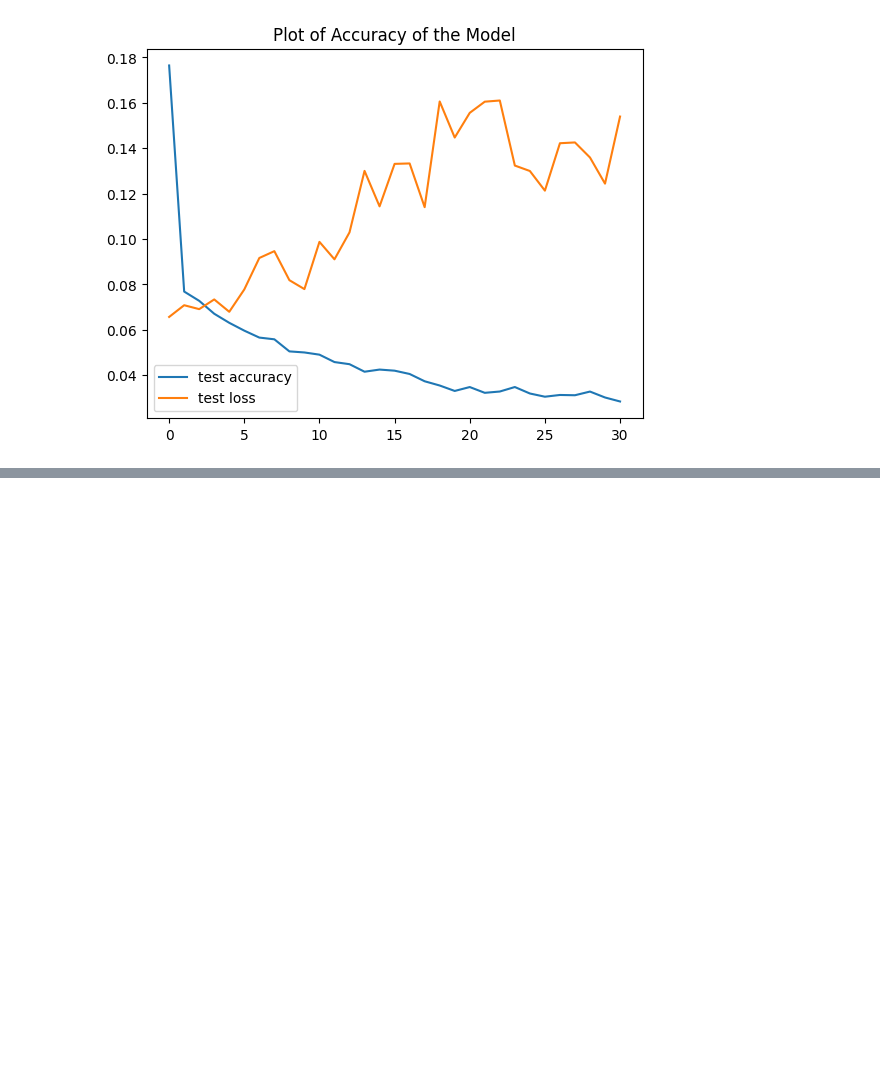
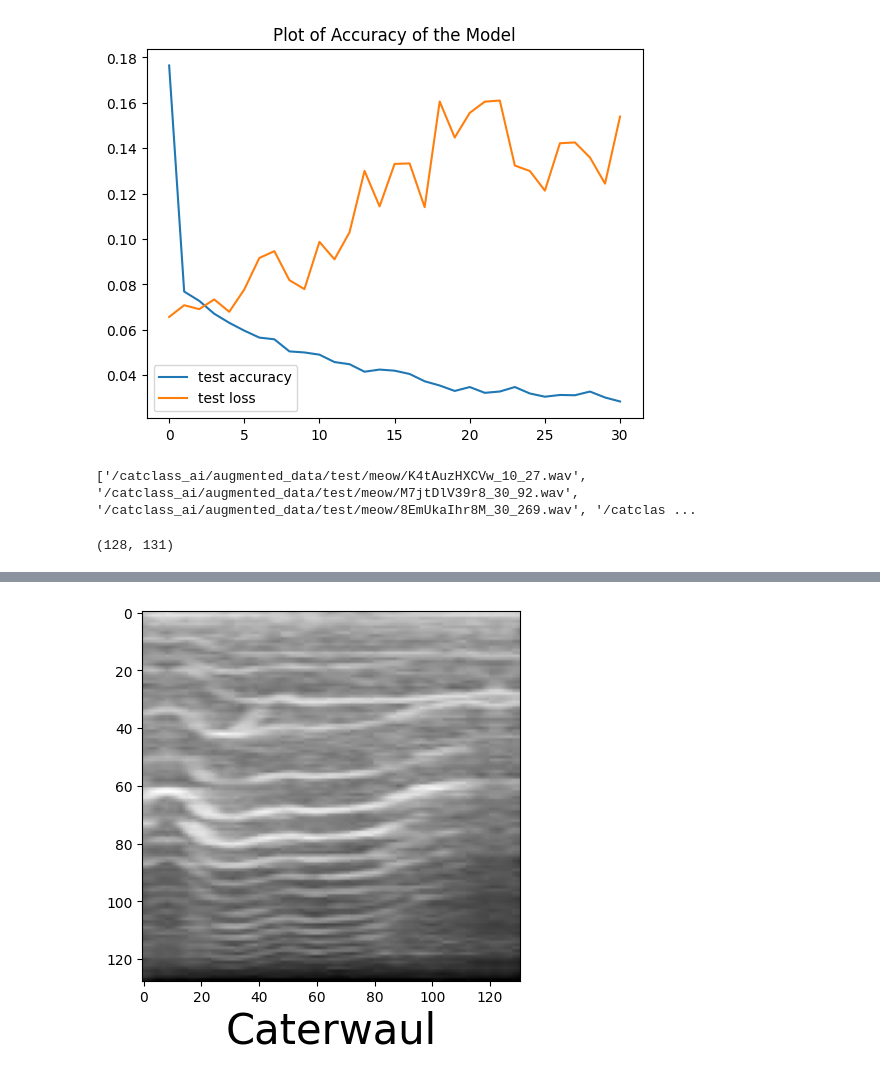
Before and after one commit to lukekim420/catclass_ai, a Jupyter notebook: preprocess.ipynb, the cells around one changed output, grey strips where cells are left out. Cells and saved outputs as stored; diff of their text form; code cells hidden in the pictures; blank space fills up the shorter version.

```diff
--- a/preprocess.ipynb
+++ b/preprocess.ipynb
@@ -256,3 +256,49 @@ plt.show()
 model.load_weights("/catclass_ai/weights.h5")
 # %%
 model.save('/catclass_ai/model.h5')
+# %%
+from glob import glob
+# glob: 사용자가 제시한 조건에 맞는 파일명을 리스트 형식으로 반환
+base_dir = '/catclass_ai/augmented_data/test/meow'
+train_folder = glob(base_dir)
+train_path = []
+for folder in train_folder:
+    tmp = glob(folder + '/*')
+    train_path += tmp
+test_meow_path = train_path
+# %%
+print(test_meow_path)
+# %% [output]
+['/catclass_ai/augmented_data/test/meow/K4tAuzHXCVw_10_27.wav', '/catclass_ai/augmented_data/test/meow/M7jtDlV39r8_30_92.wav', '/catclass_ai/augmented_data/test/meow/8EmUkaIhr8M_30_269.wav', '/catclas ...
+# %%
+from glob import glob
+# glob: 사용자가 제시한 조건에 맞는 파일명을 리스트 형식으로 반환
+base_dir = '/catclass_ai/augmented_data/test/caterwaul'
+train_folder = glob(base_dir)
+train_path = []
+for folder in train_folder:
+    tmp = glob(folder + '/*')
+    train_path += tmp
+test_caterwaul_path = train_path
+# %%
+spec_to_image(get_melspectrogram_db(str(test_meow_path[0]))).shape
+# %% [output]
+(128, 131)
+# %%
+from PIL import Image
+def model_test(filename):
+    im = Image.fromarray(spec_to_image(get_melspectrogram_db(filename)))
+    im.save("/catclass_ai/0.jpeg")
+    img1 = load_img("/catclass_ai/0.jpeg",target_size=(128,131))
+    plt.imshow(img1)
+    imarr = img_to_array(img1)
+    X = np.expand_dims(imarr,axis=0)
+    val = model.predict(X)
+    print(val)
+    if val == 1:
+        plt.xlabel("Meow",fontsize=30)
+    elif val == 0:
+        plt.xlabel("Caterwaul",fontsize=30)
+# %%
+model_test(str(test_caterwaul_path[15]))
+# %% [output]
@@ -258,0 +307 @@ model.save('/catclass_ai/model.h5')
+[figure, added]
```
Also changed, not shown: parts of 1 cell of this notebook.
